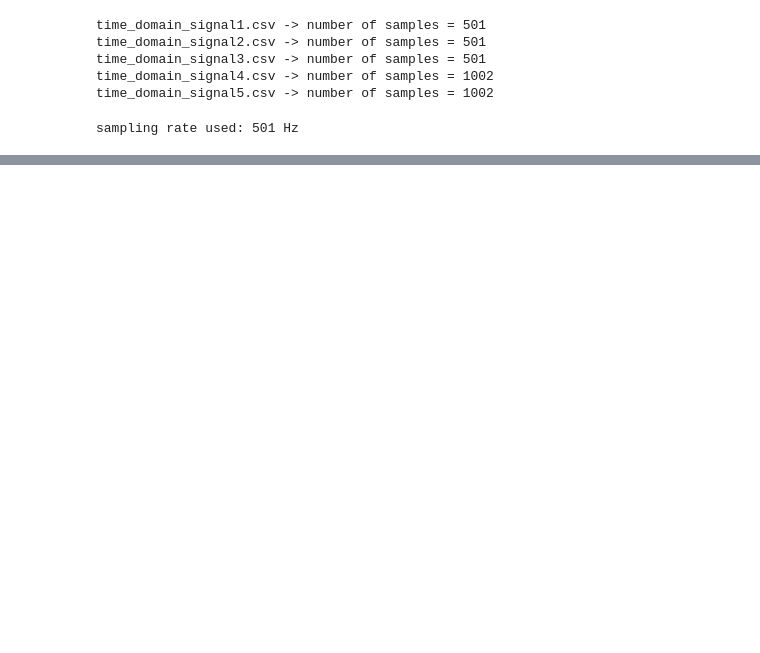
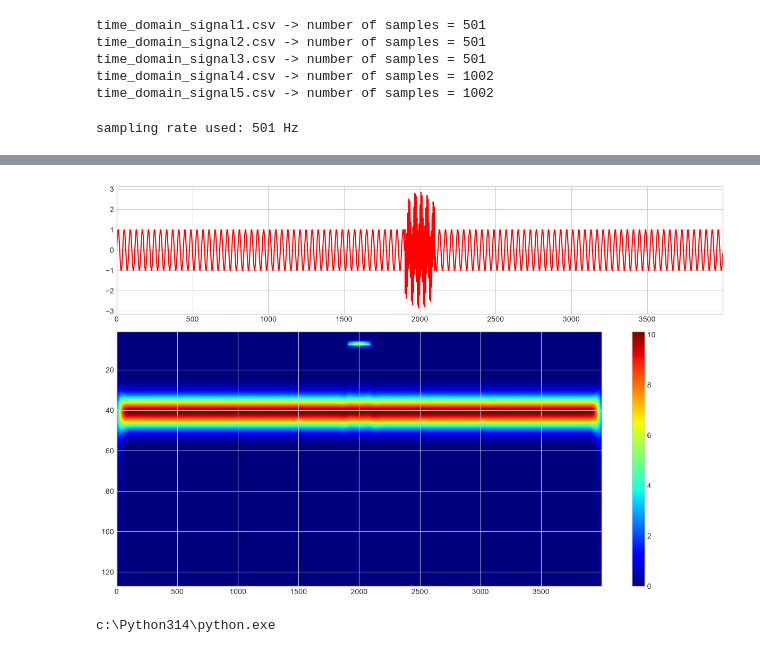
Before and after one commit to Kavi-Cs/FFT---with-Python, a Jupyter notebook: simple_fft_wavelet (1).ipynb, the cells around one changed output, grey strips where cells are left out. Saved outputs shown, nothing was run; the diff lists cells and outputs as text; code cells hidden in the pictures; blank space fills up the shorter version.

```diff
--- a/simple_fft_wavelet (1).ipynb
+++ b/simple_fft_wavelet (1).ipynb
@@ -61,0 +119,25 @@ Signal 5: strongest frequency = 5.00 Hz
+# %%
+wavelet_type = 'cmor1.5-1.0'
+scales = np.arange(1, 128)
+
+coefficients, frequencies = pywt.cwt(transient, scales, wavelet_type)
+power = (np.abs(coefficients)) ** 2
+
+fig, (ax1, ax2) = plt.subplots(2, 1, figsize=(12, 8), gridspec_kw={'height_ratios': [1, 2]})
+
+ax1.plot(transient, color='red')
+ax1.set_xlim([0, len(transient)-1])
+
+im = ax2.imshow(power, extent=[0, len(transient)-1, scales[-1], scales[0]],
+                aspect='auto', cmap='jet', interpolation='bilinear')
+fig.colorbar(im, ax=ax2)
+
+plt.tight_layout()
+plt.show()
+# %% [output]
+[figure, added]
+# %%
+import sys
+print(sys.executable)
+# %% [output]
+c:\Python314\python.exe
```
Also changed, not shown: parts of 11 cells of this notebook.
